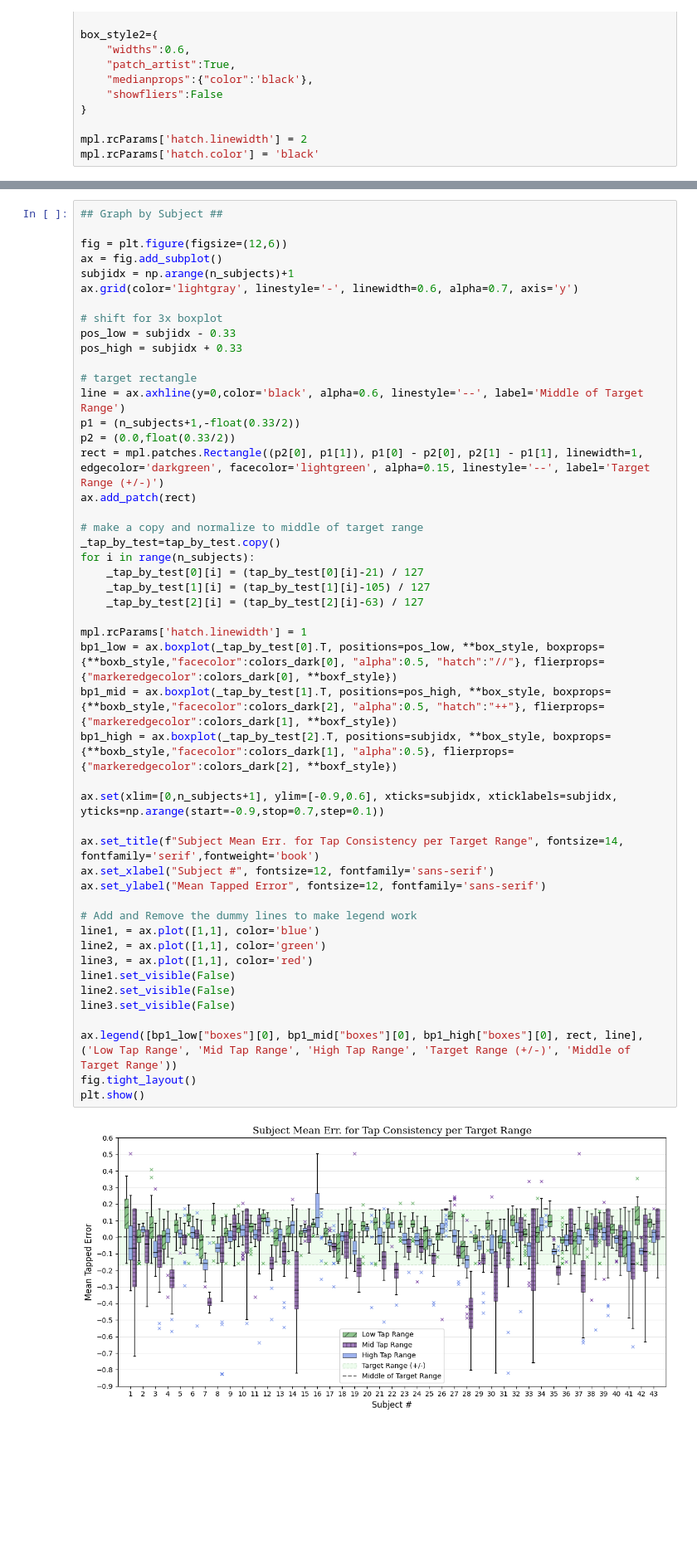
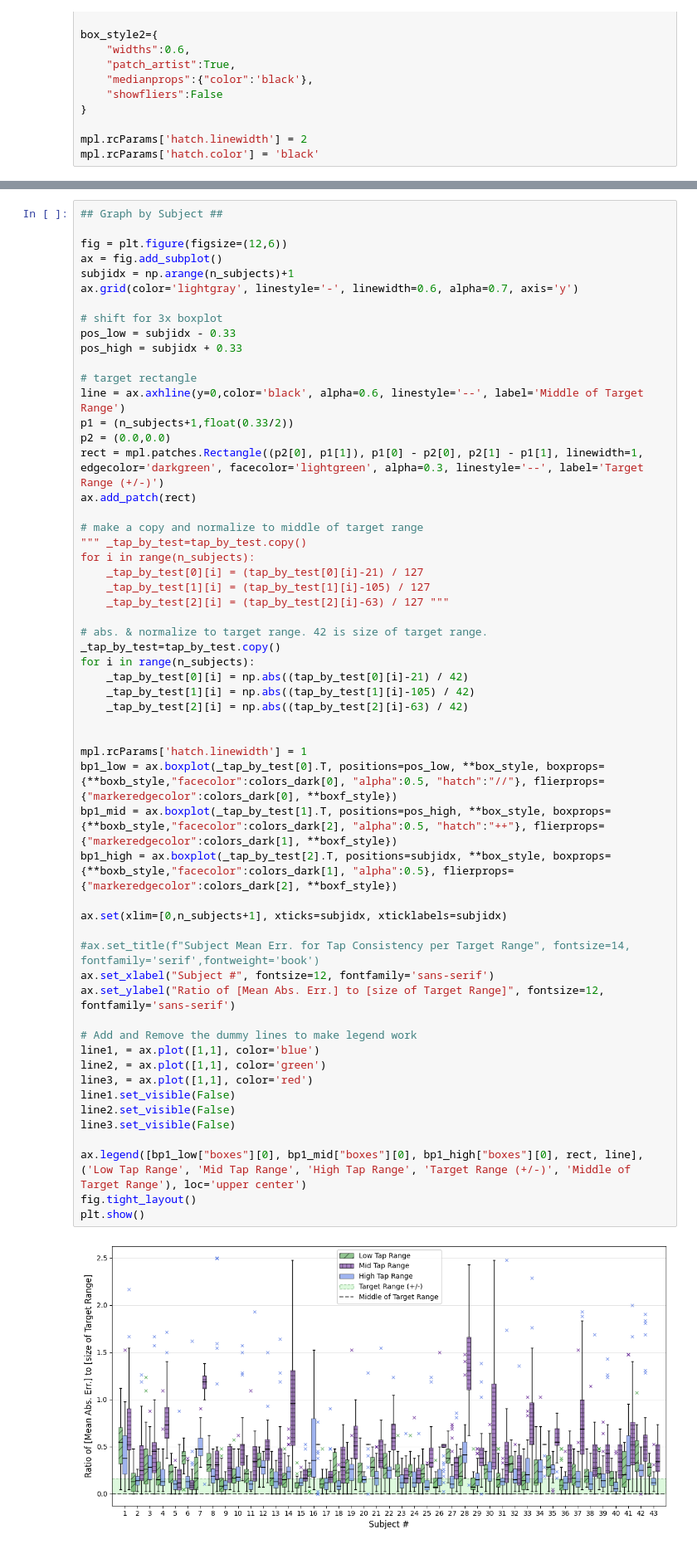
Before and after one commit to peter-clark/investigating-human-tapping-behavior-polyphonic-rhythms, a Jupyter notebook: 5-Tapping_Force-Consistency_and_Precision.ipynb, the cells around one changed output, grey strips where cells are left out. Shown at 83% size. Drawn from its saved outputs; the diff is of its cells as text; blank space fills up the shorter version.

```diff
--- a/5-Tapping_Force-Consistency_and_Precision.ipynb
+++ b/5-Tapping_Force-Consistency_and_Precision.ipynb
@@ -181,43 +188,51 @@ pos_low = subjidx - 0.33
 pos_high = subjidx + 0.33
 
 # target rectangle
 line = ax.axhline(y=0,color='black', alpha=0.6, linestyle='--', label='Middle of Target Range')
-p1 = (n_subjects+1,-float(0.33/2))
-p2 = (0.0,float(0.33/2))
-rect = mpl.patches.Rectangle((p2[0], p1[1]), p1[0] - p2[0], p2[1] - p1[1], linewidth=1, edgecolor='darkgreen', facecolor='lightgreen', alpha=0.15, linestyle='--', label='Target Range (+/-)')
+p1 = (n_subjects+1,float(0.33/2))
+p2 = (0.0,0.0)
+rect = mpl.patches.Rectangle((p2[0], p1[1]), p1[0] - p2[0], p2[1] - p1[1], linewidth=1, edgecolor='darkgreen', facecolor='lightgreen', alpha=0.3, linestyle='--', label='Target Range (+/-)')
 ax.add_patch(rect)
 
 # make a copy and normalize to middle of target range
-_tap_by_test=tap_by_test.copy()
+""" _tap_by_test=tap_by_test.copy()
 for i in range(n_subjects):
     _tap_by_test[0][i] = (tap_by_test[0][i]-21) / 127
     _tap_by_test[1][i] = (tap_by_test[1][i]-105) / 127
-    _tap_by_test[2][i] = (tap_by_test[2][i]-63) / 127
+    _tap_by_test[2][i] = (tap_by_test[2][i]-63) / 127 """
+
+# abs. & normalize to target range. 42 is size of target range.
+_tap_by_test=tap_by_test.copy()
+for i in range(n_subjects):
+    _tap_by_test[0][i] = np.abs((tap_by_test[0][i]-21) / 42)
+    _tap_by_test[1][i] = np.abs((tap_by_test[1][i]-105) / 42)
+    _tap_by_test[2][i] = np.abs((tap_by_test[2][i]-63) / 42)
+
 
 mpl.rcParams['hatch.linewidth'] = 1
 bp1_low = ax.boxplot(_tap_by_test[0].T, positions=pos_low, **box_style, boxprops={**boxb_style,"facecolor":colors_dark[0], "alpha":0.5, "hatch":"//"}, flierprops={"markeredgecolor":colors_dark[0], **boxf_style})
 bp1_mid = ax.boxplot(_tap_by_test[1].T, positions=pos_high, **box_style, boxprops={**boxb_style,"facecolor":colors_dark[2], "alpha":0.5, "hatch":"++"}, flierprops={"markeredgecolor":colors_dark[1], **boxf_style})
 bp1_high = ax.boxplot(_tap_by_test[2].T, positions=subjidx, **box_style, boxprops={**boxb_style,"facecolor":colors_dark[1], "alpha":0.5}, flierprops={"markeredgecolor":colors_dark[2], **boxf_style})
 
-ax.set(xlim=[0,n_subjects+1], ylim=[-0.9,0.6], xticks=subjidx, xticklabels=subjidx, yticks=np.arange(start=-0.9,stop=0.7,step=0.1))
+ax.set(xlim=[0,n_subjects+1], xticks=subjidx, xticklabels=subjidx)
 
-ax.set_title(f"Subject Mean Err. for Tap Consistency per Target Range", fontsize=14, fontfamily='serif',fontweight='book')
+#ax.set_title(f"Subject Mean Err. for Tap Consistency per Target Range", fontsize=14, fontfamily='serif',fontweight='book')
 ax.set_xlabel("Subject #", fontsize=12, fontfamily='sans-serif')
-ax.set_ylabel("Mean Tapped Error", fontsize=12, fontfamily='sans-serif')
+ax.set_ylabel("Ratio of [Mean Abs. Err.] to [size of Target Range]", fontsize=12, fontfamily='sans-serif')
 
 # Add and Remove the dummy lines to make legend work
 line1, = ax.plot([1,1], color='blue')
 line2, = ax.plot([1,1], color='green')
 line3, = ax.plot([1,1], color='red')
 line1.set_visible(False)
 line2.set_visible(False)
 line3.set_visible(False)
 
-ax.legend([bp1_low["boxes"][0], bp1_mid["boxes"][0], bp1_high["boxes"][0], rect, line], ('Low Tap Range', 'Mid Tap Range', 'High Tap Range', 'Target Range (+/-)', 'Middle of Target Range'))
+ax.legend([bp1_low["boxes"][0], bp1_mid["boxes"][0], bp1_high["boxes"][0], rect, line], ('Low Tap Range', 'Mid Tap Range', 'High Tap Range', 'Target Range (+/-)', 'Middle of Target Range'), loc='upper center')
 fig.tight_layout()
 plt.show()
 # %% [output]
-[figure, old version]
+[figure, new version]
 # %%
 ## Plot Error by Subject ##
 fig = plt.figure(figsize=(12,6))
```
Also changed, not shown: parts of 11 cells of this notebook.
